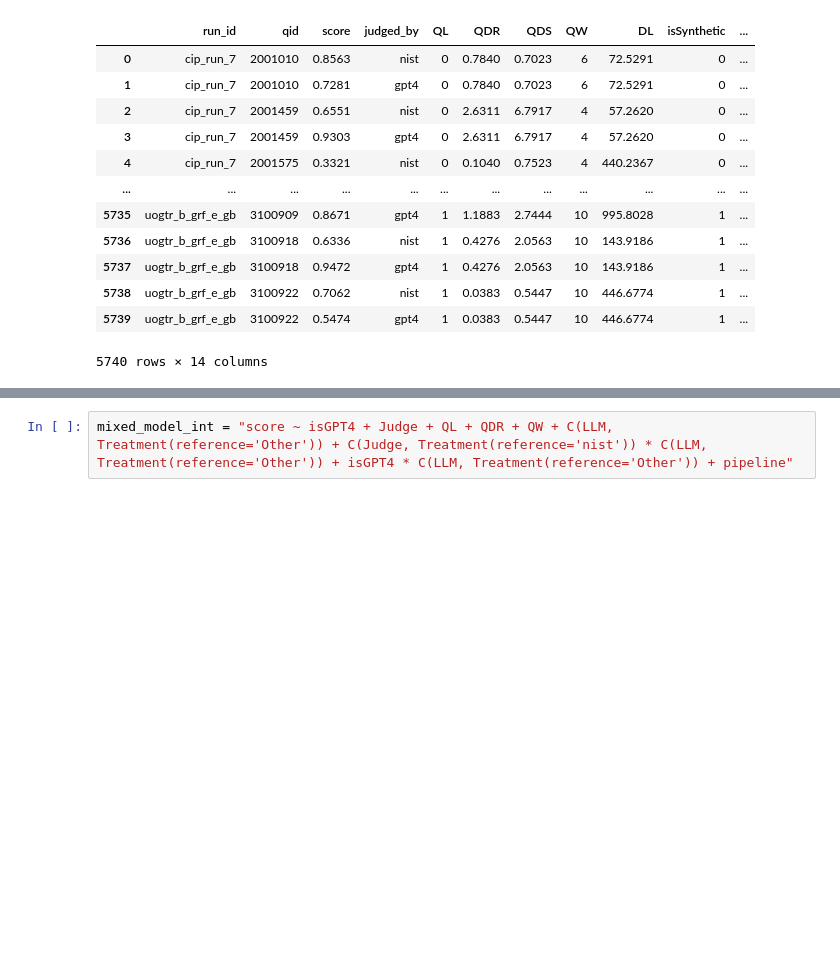
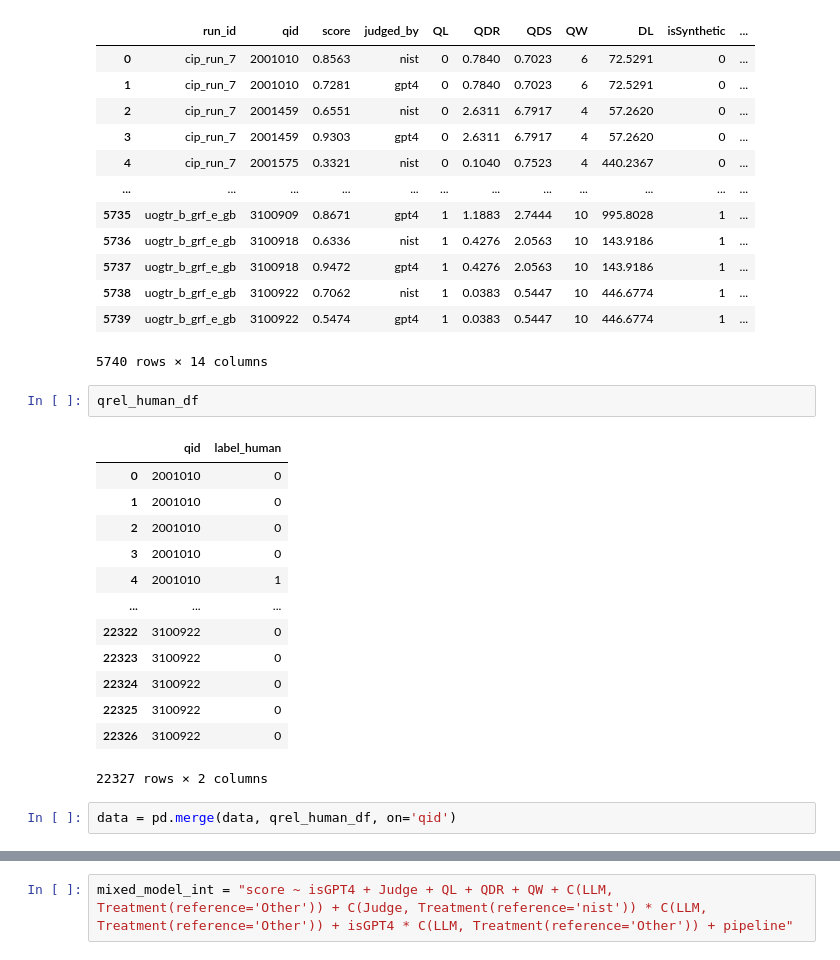
Before and after one commit to rahmanidashti/BiasSyntheticData, a Jupyter notebook: 1-mixed-effect-analysis.ipynb, the cells around one changed output, grey strips where cells are left out. Drawn from its saved outputs; the diff is of its cells as text; blank space fills up the shorter version.

```diff
--- a/1-mixed-effect-analysis.ipynb
+++ b/1-mixed-effect-analysis.ipynb
@@ -67,3 +77,21 @@ data
 | 5738 | uogtr_b_grf_e_gb | 3100922 | 0.7062 | nist | 1 | 0.0383 | 0.5447 | 10 | 446.6774 | 1 | ... |
 | 5739 | uogtr_b_grf_e_gb | 3100922 | 0.5474 | gpt4 | 1 | 0.0383 | 0.5447 | 10 | 446.6774 | 1 | ... |
 5740 rows × 14 columns
+# %%
+qrel_human_df
+# %% [output]
+|  | qid | label_human |
+| 0 | 2001010 | 0 |
+| 1 | 2001010 | 0 |
+| 2 | 2001010 | 0 |
+| 3 | 2001010 | 0 |
+| 4 | 2001010 | 1 |
+| ... | ... | ... |
+| 22322 | 3100922 | 0 |
+| 22323 | 3100922 | 0 |
+| 22324 | 3100922 | 0 |
+| 22325 | 3100922 | 0 |
+| 22326 | 3100922 | 0 |
+22327 rows × 2 columns
+# %%
+data = pd.merge(data, qrel_human_df, on='qid')
```
Also changed, not shown: parts of 22 cells of this notebook, 1 other file.
